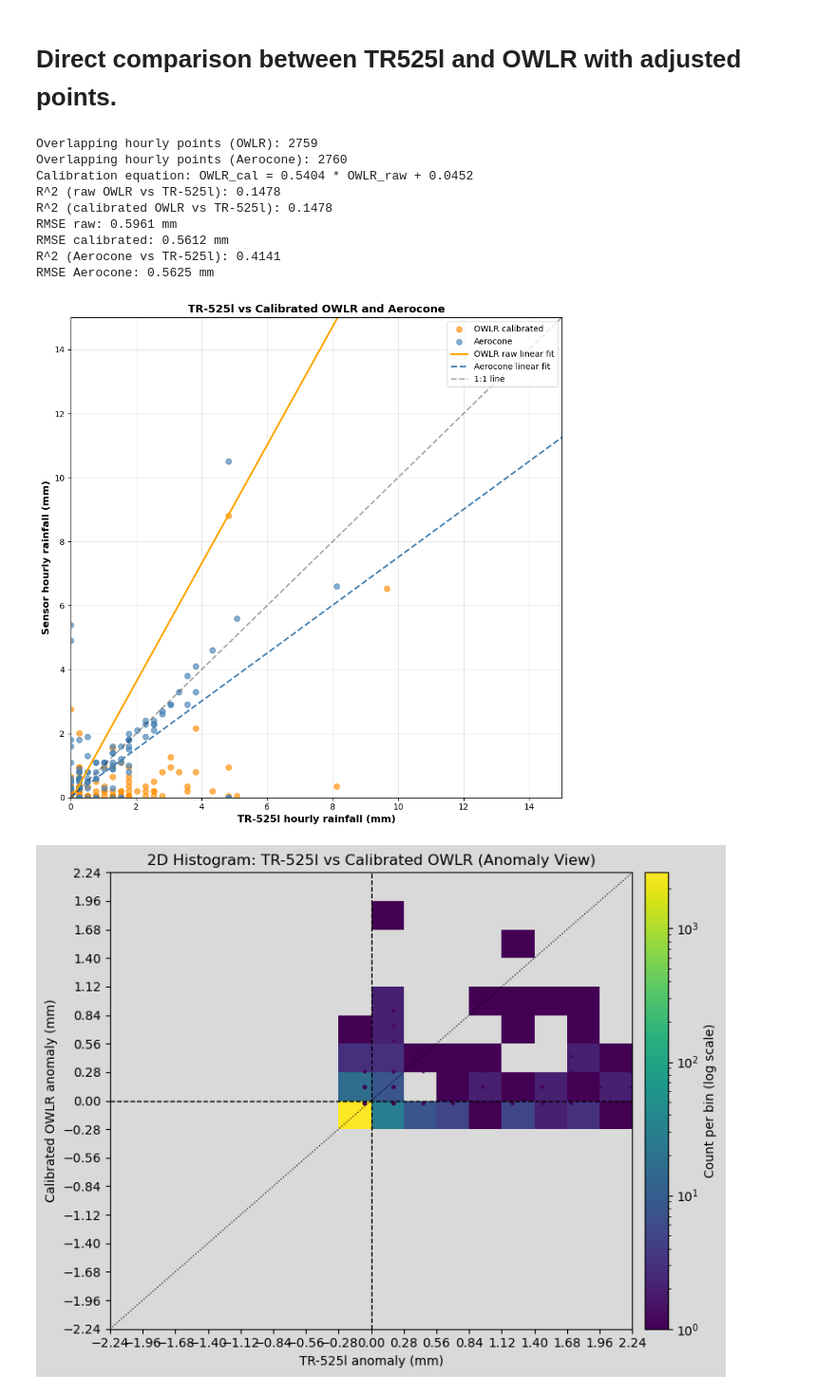
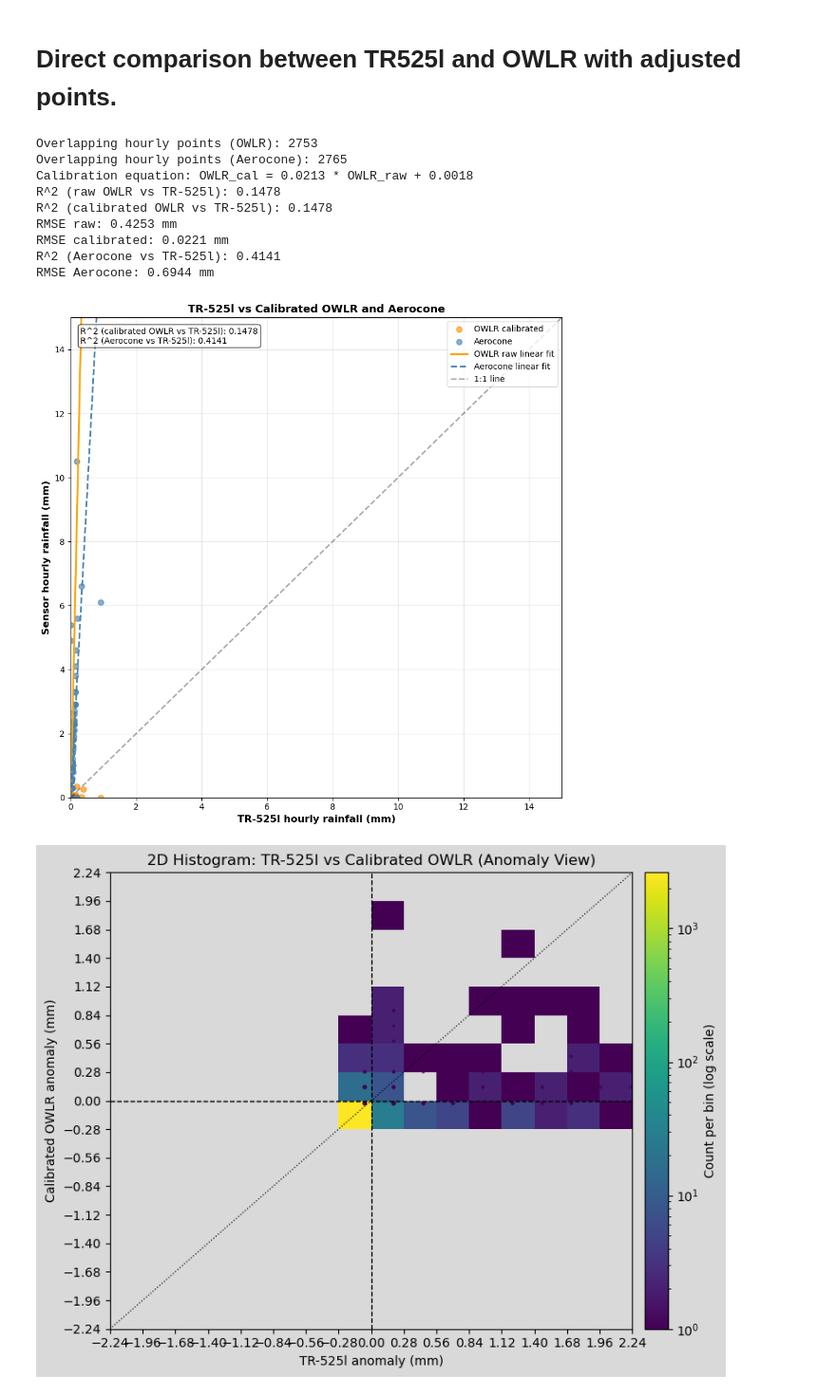
Before and after one commit to COAST-Lab/Open-Water-Level-and-Rainfall-Sensor, a Jupyter notebook: Data Analysis/rainfallAnalysis.ipynb, the cells around one changed output. Shown at 95% size. Saved outputs shown, nothing was run; the diff lists cells and outputs as text; code cells hidden in the pictures.

```diff
--- a/Data Analysis/rainfallAnalysis.ipynb
+++ b/Data Analysis/rainfallAnalysis.ipynb
@@ -34,0 +58,5 @@ The following code begins with defining file paths and ensures it is using the c
+# %%
+filepath = os.path.join('Data', 'OWLR_CMS_04152026.csv')
+df_full = pd.read_csv(filepath, header = None, parse_dates = [1])
+df_full.columns = ['Device_ID', 'Datetime Transmission', 'Blank', 'Event', 'Unix Time', 'Distance (cm)', 'Rainfall (mm)', 'Battery (V)', 'Charge (%)']
+df_full.head()
@@ -876,40 +801,17 @@ Filtering January 3rd data...
 
 from scipy import stats
 
-# Reload datasets if needed
-if 'cormp_only' not in locals() or 'rain0_cormp' not in locals() or 'davis_only' not in locals():
-    cormp_only = load_and_process(file_1, assume_inches=True, already_hourly=False)
-    rain0_cormp = load_and_process(file_3, assume_inches=False, already_hourly=True, parse_embedded_string=True)
-    davis_only = load_and_process(file_2, assume_inches=False, already_hourly=False)
-
 # Timeframe
 start_cmp = pd.to_datetime('2025-12-19 09:00')
 end_cmp = pd.to_datetime('2026-04-15 08:00')
 
-tr525l_cmp = cormp_only[(cormp_only['datetime'] >= start_cmp) & (cormp_only['datetime'] <= end_cmp)].copy()
-owlr_cmp = rain0_cormp[(rain0_cormp['datetime'] >= start_cmp) & (rain0_cormp['datetime'] <= end_cmp)].copy()
-davis_cmp = davis_only[(davis_only['datetime'] >= start_cmp) & (davis_only['datetime'] <= end_cmp)].copy()
-
-# Align to hour
-tr525l_cmp['datetime'] = tr525l_cmp['datetime'].dt.floor('h')
-owlr_cmp['datetime'] = owlr_cmp['datetime'].dt.floor('h')
-davis_cmp['datetime'] = davis_cmp['datetime'].dt.floor('h')
-
-# Merge overlap for TR-525l vs OWLR
-compare_df = pd.merge(
-    tr525l_cmp[['datetime', 'rain_mm']].rename(columns={'rain_mm': 'rain_mm_tr525l'}),
-    owlr_cmp[['datetime', 'rain_mm']].rename(columns={'rain_mm': 'rain_mm_owlr'}),
-    on='datetime',
-    how='inner'
-).dropna()
-
-# Merge overlap for TR-525l vs Aerocone
-compare_df_aero = pd.merge(
-    tr525l_cmp[['datetime', 'rain_mm']].rename(columns={'rain_mm': 'rain_mm_tr525l'}),
-    davis_cmp[['datetime', 'rain_mm']].rename(columns={'rain_mm': 'rain_mm_davis'}),
-    on='datetime',
-    how='inner'
-).dropna()
+comparison_base = build_event_frame(start_cmp, end_cmp)
+compare_df = comparison_base[['datetime', 'rain_mm_cormp', 'rain_mm_owlr']].dropna().rename(
+    columns={'rain_mm_cormp': 'rain_mm_tr525l', 'rain_mm_owlr': 'rain_mm_owlr'}
+)
+compare_df_aero = comparison_base[['datetime', 'rain_mm_cormp', 'rain_mm_davis']].dropna().rename(
+    columns={'rain_mm_cormp': 'rain_mm_tr525l', 'rain_mm_davis': 'rain_mm_davis'}
+)
 
 print(f"Overlapping hourly points (OWLR): {len(compare_df)}")
 print(f"Overlapping hourly points (Aerocone): {len(compare_df_aero)}")
@@ -941,6 +843,7 @@ else:
     print(f"RMSE raw: {rmse_raw:.4f} mm")
     print(f"RMSE calibrated: {rmse_cal:.4f} mm")
 
+    r2_aero = float('nan')
     if len(compare_df_aero) >= 2:
         r_aero = compare_df_aero['rain_mm_davis'].corr(compare_df_aero['rain_mm_tr525l'])
         r2_aero = r_aero ** 2 if pd.notna(r_aero) else float('nan')
@@ -966,40 +869,59 @@ else:
     y_line = (x_line - b) / m if not np.isclose(m, 0.0) else np.full_like(x_line, np.nan)
     plt.plot(x_line, y_line, color='orange', linewidth=2.2, label='OWLR raw linear fit')
 
     # Optional Aerocone best-fit line
     if len(compare_df_aero) >= 2:
         slope_aero, intercept_aero, _, _, _ = stats.linregress(
             compare_df_aero['rain_mm_tr525l'],
             compare_df_aero['rain_mm_davis']
         )
         y_line_aero = slope_aero * x_line + intercept_aero
         plt.plot(x_line, y_line_aero, color='steelblue', linewidth=2.0, linestyle='--', label='Aerocone linear fit')
 
     # Clip axis range for readability in dense low-rain region
     clip_max = 15.0
     plt.plot([0, clip_max], [0, clip_max], 'k--', alpha=0.35, linewidth=1.8, label='1:1 line')
     plt.xlim(0, clip_max)
     plt.ylim(0, clip_max)
 
     plt.xlabel('TR-525l hourly rainfall (mm)', fontsize=12, fontweight='bold')
     plt.ylabel('Sensor hourly rainfall (mm)', fontsize=12, fontweight='bold')
     plt.title('TR-525l vs Calibrated OWLR and Aerocone', fontsize=13, fontweight='bold')
+
+    # Plot annotation: R^2 values only.
+    annotation_lines = [
+        f'R^2 (calibrated OWLR vs TR-525l): {r2_cal:.4f}'
+    ]
+    if pd.notna(r2_aero):
+        annotation_lines.append(f'R^2 (Aerocone vs TR-525l): {r2_aero:.4f}')
+    ax = plt.gca()
+    ax.text(
+        0.02,
+        0.98,
+        '\n'.join(annotation_lines),
+        transform=ax.transAxes,
+        fontsize=10,
+        va='top',
+        ha='left',
+        bbox=dict(boxstyle='round', facecolor='white', alpha=0.8)
+    )
+
     plt.grid(True, alpha=0.3)
     plt.legend(loc='upper right')
 
     plt.tight_layout()
     plt.show()
 # %% [output]
-Overlapping hourly points (OWLR): 2759
-Overlapping hourly points (Aerocone): 2760
-Calibration equation: OWLR_cal = 0.5404 * OWLR_raw + 0.0452
+Overlapping hourly points (OWLR): 2753
+Overlapping hourly points (Aerocone): 2765
+Calibration equation: OWLR_cal = 0.0213 * OWLR_raw + 0.0018
 R^2 (raw OWLR vs TR-525l): 0.1478
 R^2 (calibrated OWLR vs TR-525l): 0.1478
-RMSE raw: 0.5961 mm
-RMSE calibrated: 0.5612 mm
+RMSE raw: 0.4253 mm
+RMSE calibrated: 0.0221 mm
 R^2 (Aerocone vs TR-525l): 0.4141
-RMSE Aerocone: 0.5625 mm
+RMSE Aerocone: 0.6944 mm
-[figure, old version]
+[figure, new version]
 # %%
 # 2D histogram: anomaly-centered view to match reference photo style
 import numpy as np
```
Also changed, not shown: parts of 27 cells of this notebook, 6 other files.
